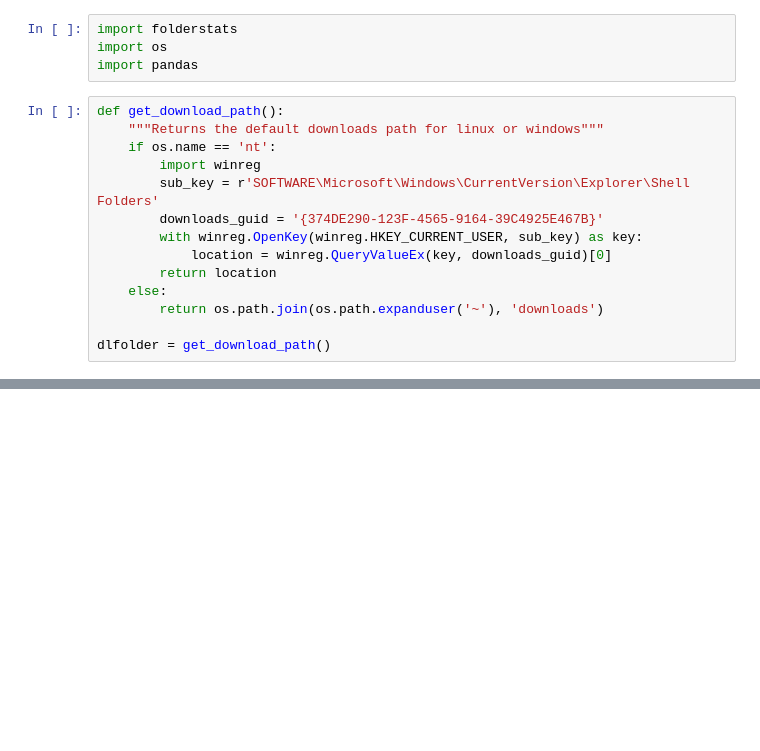
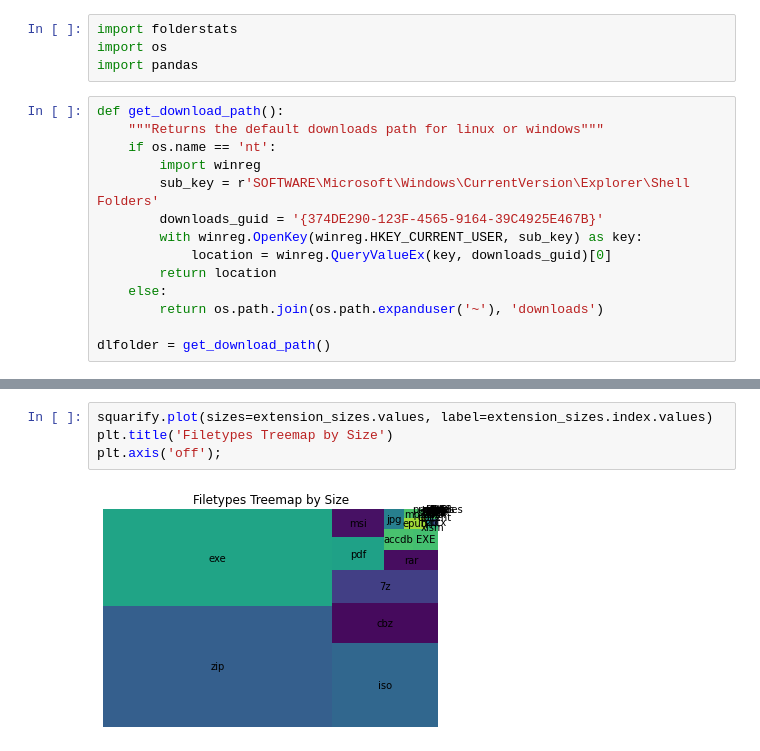
Before and after one commit to sebrb84/DLfoldercleaner, a Jupyter notebook: Downloadfolder stats.ipynb, the cells around one changed output, grey strips where cells are left out. Drawn from its saved outputs; the diff is of its cells as text; blank space fills up the shorter version.

```diff
--- a/Downloadfolder stats.ipynb
+++ b/Downloadfolder stats.ipynb
@@ -92,0 +125,6 @@ df.describe()
+# %%
+squarify.plot(sizes=extension_sizes.values, label=extension_sizes.index.values)
+plt.title('Filetypes Treemap by Size')
+plt.axis('off');
+# %% [output]
+[figure, added]
```
Also changed, not shown: parts of 17 cells of this notebook.
